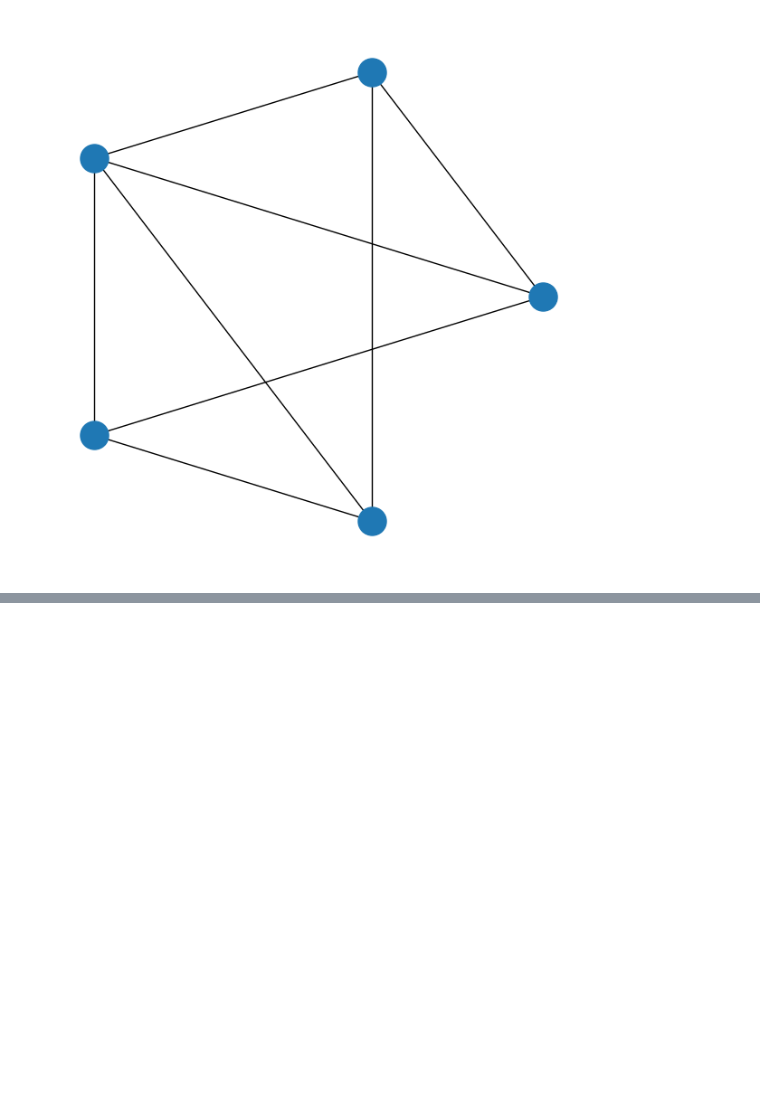
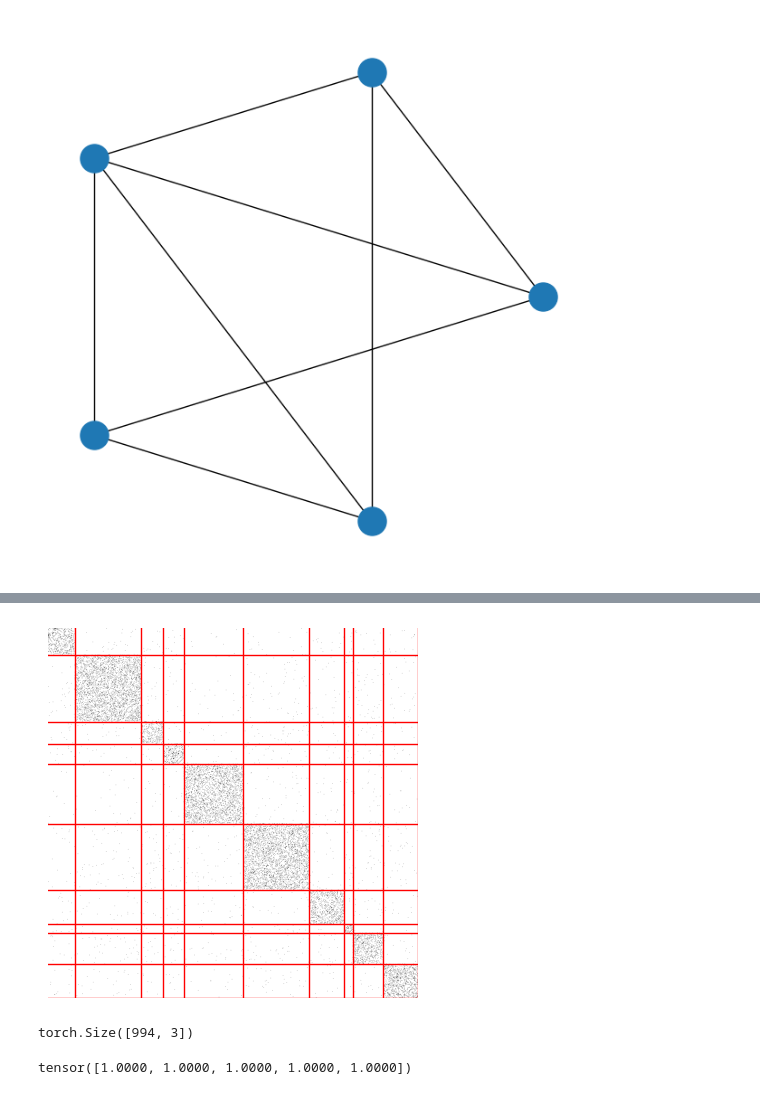
Before and after one commit to QMoayedpour/PGM_MVA, a Jupyter notebook: ntbk/vizu_graph.ipynb, the cells around one changed output, grey strips where cells are left out. Drawn from its saved outputs; the diff is of its cells as text; code cells hidden in the pictures; blank space fills up the shorter version.

```diff
--- a/ntbk/vizu_graph.ipynb
+++ b/ntbk/vizu_graph.ipynb
@@ -42,0 +48,64 @@ sbm.plot_graph()
+# %%
+sbm.plot_adj()
+# %% [output]
+[figure, added]
+# %%
+class MixtureModel():
+    def __init__(self, X, n, k):
+        self.N = n
+        self.K = k
+        self.X = torch.tensor(X, dtype=torch.float)
+
+        tau = torch.rand(n, k)
+        tau /= tau.sum(dim=1, keepdim=True)
+        self.tau = tau
+
+    def comp_alpha_pi(self):
+        mask = ~torch.eye(self.N, dtype=bool)
+
+        numerator = torch.einsum('iq,jl,ij->lq', self.tau, self.tau, self.X * mask)
+
+        denominator = torch.einsum('iq,jl,ij->lq', self.tau, self.tau, mask.float())
+
+        pi = numerator / denominator
+
+        alpha = self.tau.mean(dim=0)
+
+        return alpha, pi  # (K), (KxK)
+
+    def compute_tau(self, alpha, pi, tau):
+
+        N, K = tau.size()
+
+        X_expanded = self.X.unsqueeze(-1).unsqueeze(-1)  #  (N, N, 1, 1)
+        pi_expanded = pi.unsqueeze(0).unsqueeze(0)  # (1, 1, K, K)
+
+        b_term = pi_expanded ** X_expanded * (1 - pi_expanded) ** (1 - X_expanded)
+
+        tau_expanded = tau.unsqueeze(0).unsqueeze(-1)  # (1, N, K, 1)
+        b_tau = b_term ** tau_expanded
+
+        mask = torch.eye(N, device=self.X.device).unsqueeze(-1).unsqueeze(-1)  # (N, N, 1, 1)
+        masked_b_tau = b_tau * (1 - mask)
+
+        prod_jl = torch.einsum('ijnq->iq', masked_b_tau)
+
+        alpha_expanded = alpha.unsqueeze(0).expand(N, K)  # (N, K)
+
+        res = alpha_expanded * prod_jl
+
+        res_sum = res.sum(dim=1, keepdim=True)
+
+        return res/res_sum # [NxK]
+
+
+test = MixtureModel(sbm.adj, sbm.adj.shape[0], 3)
+alpha, pi = test.comp_alpha_pi()
+tau = test.compute_tau(alpha, pi, test.tau)
+print(tau.shape)
+# %% [output]
+torch.Size([994, 3])
+# %%
+tau.sum(dim=1)[:5]
+# %% [output]
+tensor([1.0000, 1.0000, 1.0000, 1.0000, 1.0000])
```
Also changed, not shown: parts of 5 cells of this notebook.
